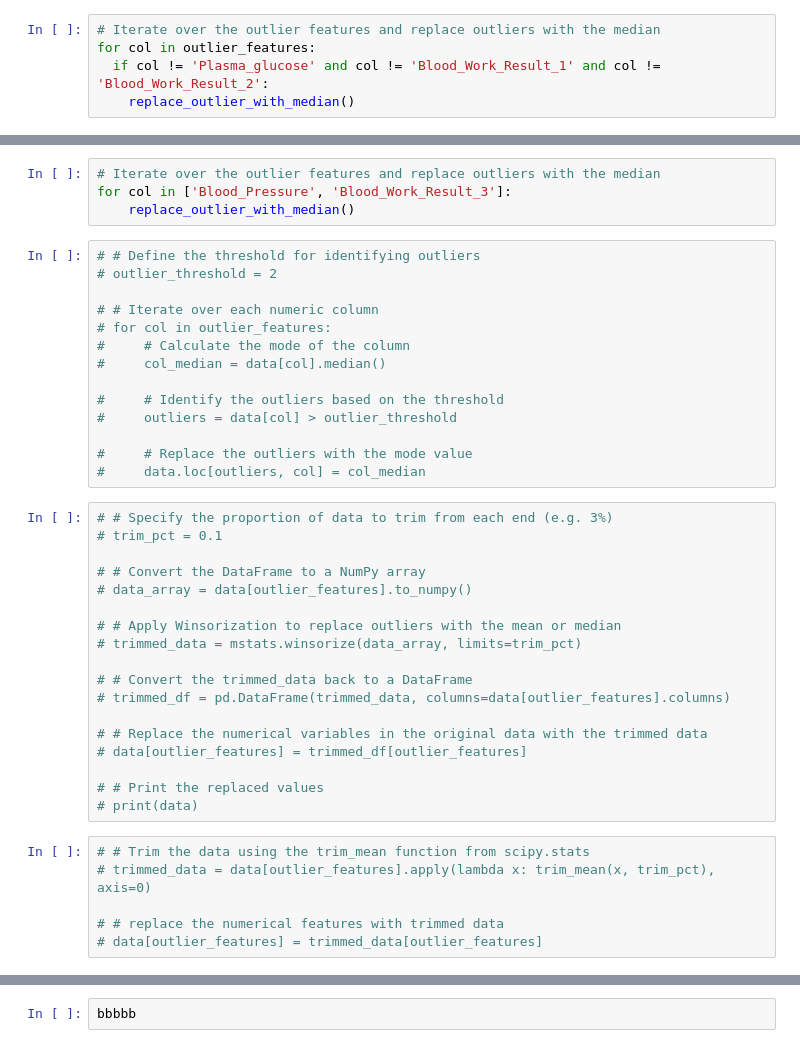
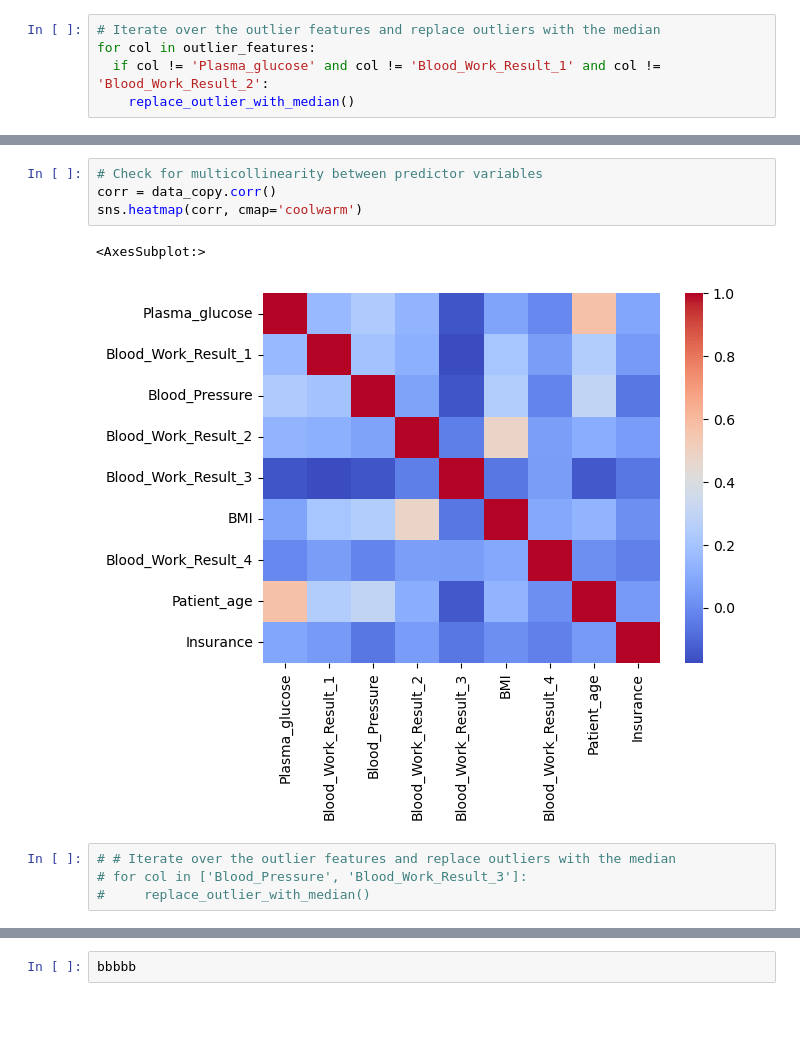
Before and after one commit to ikoghoemmanuell/Sepsis-Prediction-with-ML-and-FastAPI, a Jupyter notebook: sepsis.ipynb, the cells around one changed output, grey strips where cells are left out. Cells and saved outputs as stored; diff of their text form; blank space fills up the shorter version.

Commit message:
trying outliers with ml

```diff
--- a/sepsis.ipynb
+++ b/sepsis.ipynb
@@ -414,42 +439,11 @@ for col in outlier_features:
+# %%
+# Check for multicollinearity between predictor variables
+corr = data_copy.corr()
+sns.heatmap(corr, cmap='coolwarm')
+# %% [output]
+<AxesSubplot:>
+[figure, added]
 # %%
-# Iterate over the outlier features and replace outliers with the median
-for col in ['Blood_Pressure', 'Blood_Work_Result_3']:
-    replace_outlier_with_median()
+# # Iterate over the outlier features and replace outliers with the median
+# for col in ['Blood_Pressure', 'Blood_Work_Result_3']:
+#     replace_outlier_with_median()
-# %%
-# # Define the threshold for identifying outliers
-# outlier_threshold = 2
-
-# # Iterate over each numeric column
-# for col in outlier_features:
-#     # Calculate the mode of the column
-#     col_median = data[col].median()
-
-#     # Identify the outliers based on the threshold
-#     outliers = data[col] > outlier_threshold
-
-#     # Replace the outliers with the mode value
-#     data.loc[outliers, col] = col_median
-# %%
-# # Specify the proportion of data to trim from each end (e.g. 3%)
-# trim_pct = 0.1
-
-# # Convert the DataFrame to a NumPy array
-# data_array = data[outlier_features].to_numpy()
-
-# # Apply Winsorization to replace outliers with the mean or median
-# trimmed_data = mstats.winsorize(data_array, limits=trim_pct)
-
-# # Convert the trimmed_data back to a DataFrame
-# trimmed_df = pd.DataFrame(trimmed_data, columns=data[outlier_features].columns)
-
-# # Replace the numerical variables in the original data with the trimmed data
-# data[outlier_features] = trimmed_df[outlier_features]
-
-# # Print the replaced values
-# print(data)
-# %%
-# # Trim the data using the trim_mean function from scipy.stats
-# trimmed_data = data[outlier_features].apply(lambda x: trim_mean(x, trim_pct), axis=0)
-
-# # replace the numerical features with trimmed data
-# data[outlier_features] = trimmed_data[outlier_features]
```
Also changed, not shown: parts of 11 cells of this notebook.
